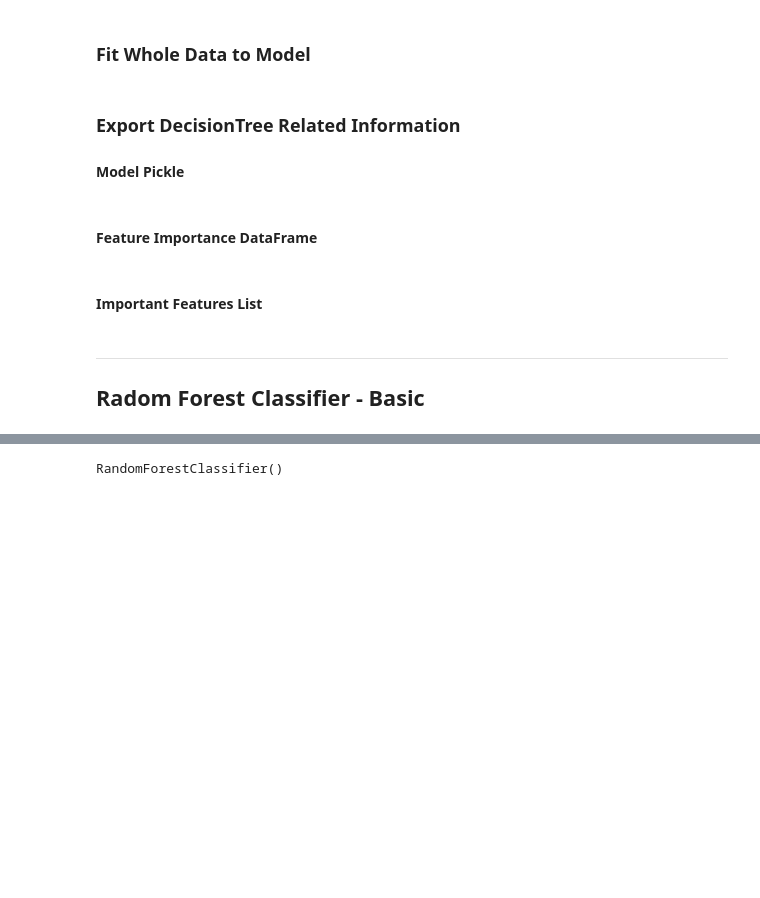
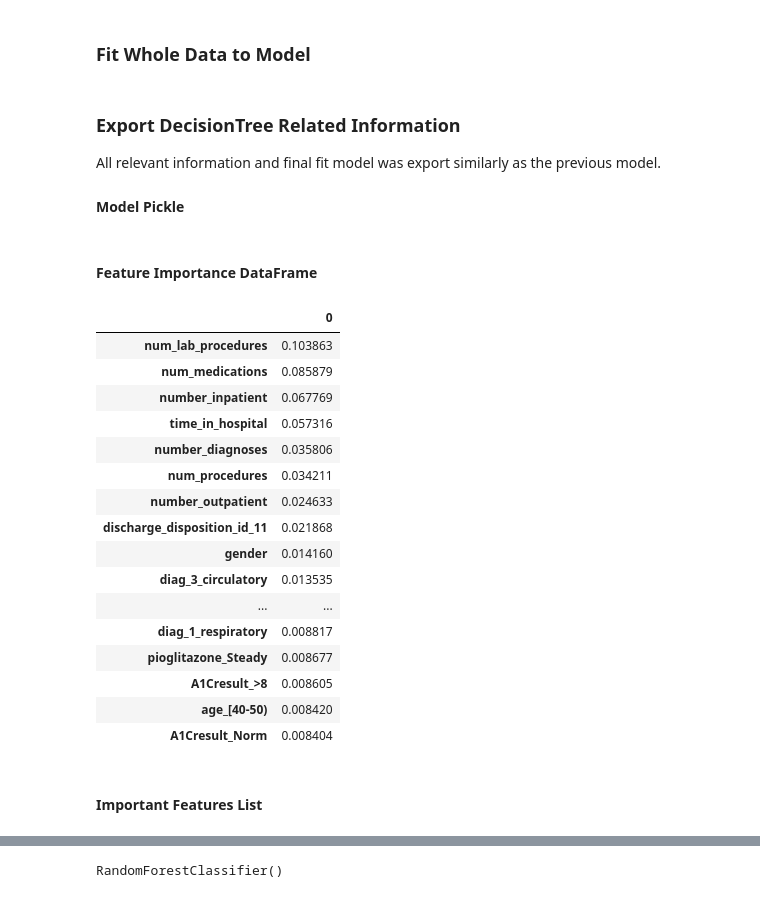
Before and after one commit to yunghanjeong/diabetic_readmission_prediction, a Jupyter notebook: notebooks/diabetes_readmission_model.ipynb, the cells around one changed output, grey strips where cells are left out. Saved outputs shown, nothing was run; the diff lists cells and outputs as text; code cells hidden in the pictures; blank space fills up the shorter version.

```diff
--- a/notebooks/diabetes_readmission_model.ipynb
+++ b/notebooks/diabetes_readmission_model.ipynb
@@ -344,10 +394,36 @@ grid_tree_best_fit = grid_select_tree.best_estimator_.fit(resampled_df.drop(colu
 # %% [markdown]
 ### Export DecisionTree Related Information
 
+All relevant information and final fit model was export similarly as the previous model.
+
 #### Model Pickle
 # %%
 with open(r"..\model\best_feature_tree_fit.pickle", "wb") as feat_tree:
     pickle.dump(grid_tree_best_fit, feat_tree)
 # %% [markdown]
 #### Feature Importance DataFrame
+# %%
+grid_dt_imp_feature_imp = dict(zip(X.columns, grid_tree.best_estimator_.feature_importances_)) #get feature importance
+sorted_feature = {k: v for k, v in sorted(grid_dt_imp_feature_imp.items(), key=lambda item: item[1], reverse=True)} #sort descending
+grid_dt_imp_feature_df = pd.DataFrame(sorted_feature, index=[0]) # push to dataframe for better visualization
+grid_dt_imp_feature_df = grid_dt_imp_feature_df.transpose()
+grid_dt_imp_feature_df[:40]
+# %% [output]
+|  | 0 |
+| num_lab_procedures | 0.103863 |
+| num_medications | 0.085879 |
+| number_inpatient | 0.067769 |
+| time_in_hospital | 0.057316 |
+| number_diagnoses | 0.035806 |
+| num_procedures | 0.034211 |
+| number_outpatient | 0.024633 |
+| discharge_disposition_id_11 | 0.021868 |
+| gender | 0.014160 |
+| diag_3_circulatory | 0.013535 |
+| ... | ... |
+| diag_1_respiratory | 0.008817 |
+| pioglitazone_Steady | 0.008677 |
+| A1Cresult_>8 | 0.008605 |
+| age_[40-50) | 0.008420 |
+| A1Cresult_Norm | 0.008404 |
 # %%
@@ -359,7 +435,3 @@ dt_feature_dict = {"features":important_features}
 # %%
 with open(r"..\model\dt_features.json", "w") as dt_features:
     json.dump(dt_feature_dict, dt_features)
-# %% [markdown]
-***
-
-## Radom Forest Classifier - Basic
```
Also changed, not shown: parts of 51 cells of this notebook, 8 other files.
